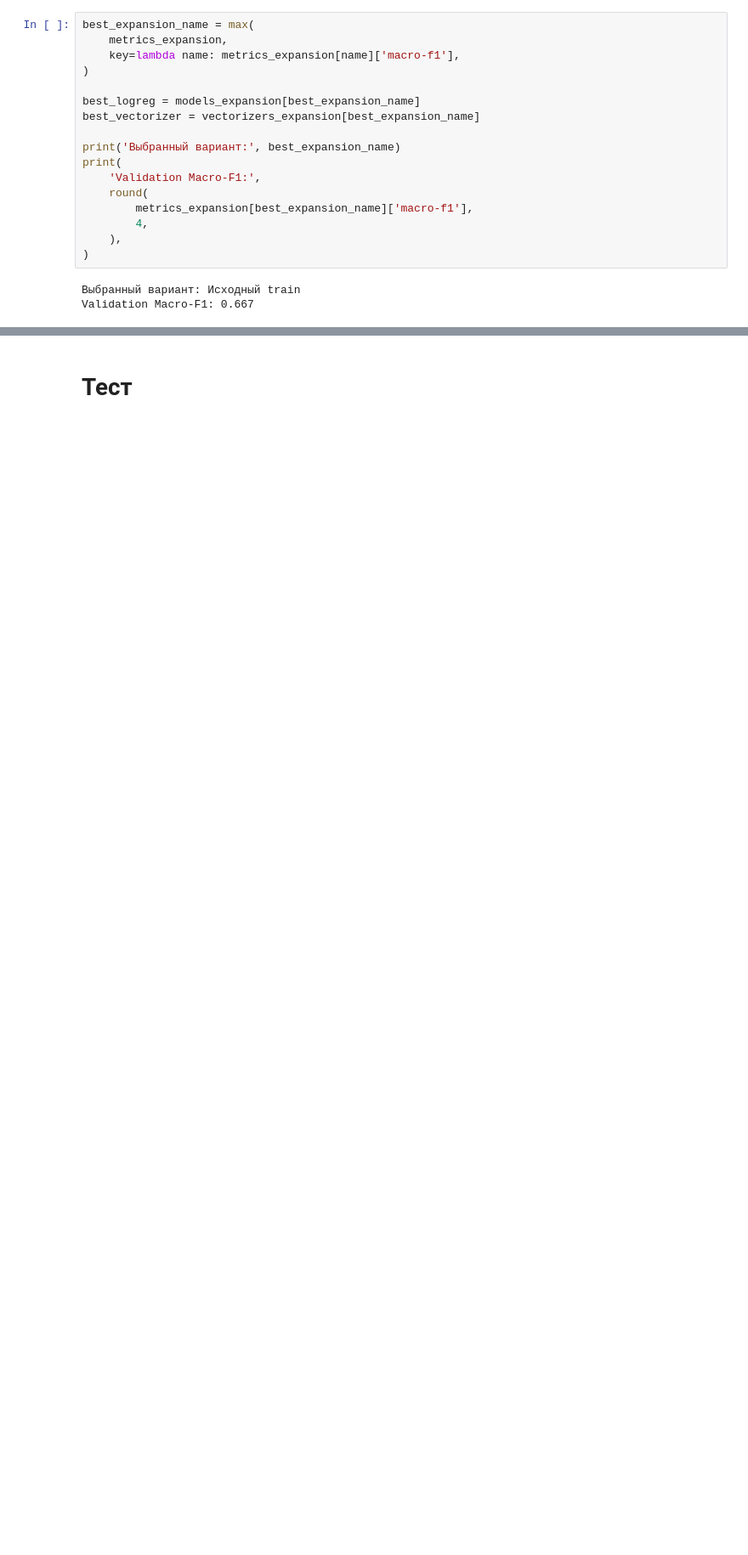
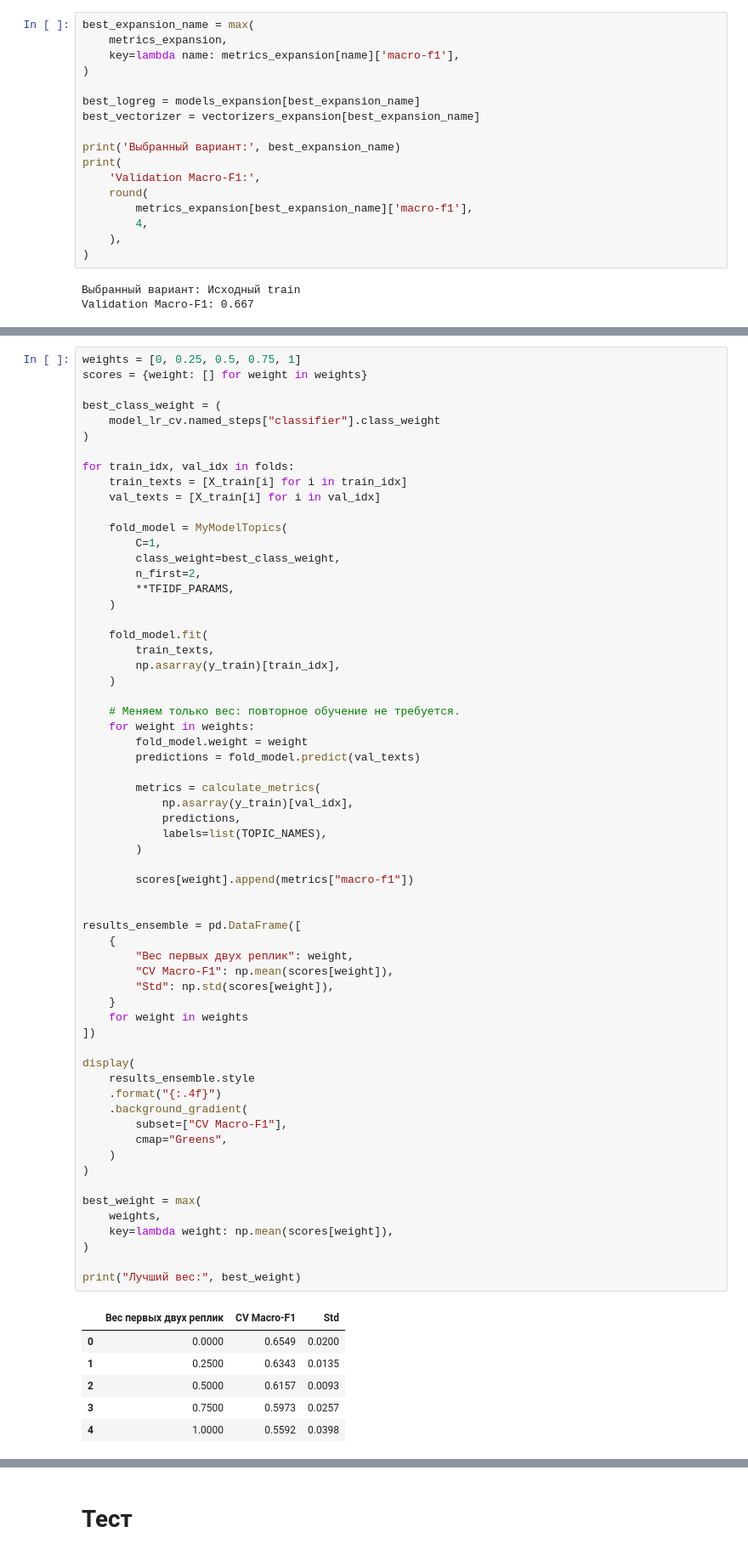
Before and after one commit to Half-Head/ML_homework, a Jupyter notebook: hw1/3_themes.ipynb, the cells around one changed output, grey strips where cells are left out. Shown at 85% size. Cells and saved outputs as stored; diff of their text form; blank space fills up the shorter version.

```diff
--- a/hw1/3_themes.ipynb
+++ b/hw1/3_themes.ipynb
@@ -1344,0 +1350,69 @@ Validation Macro-F1: 0.667
+# %%
+weights = [0, 0.25, 0.5, 0.75, 1]
+scores = {weight: [] for weight in weights}
+
+best_class_weight = (
+    model_lr_cv.named_steps["classifier"].class_weight
+)
+
+for train_idx, val_idx in folds:
+    train_texts = [X_train[i] for i in train_idx]
+    val_texts = [X_train[i] for i in val_idx]
+
+    fold_model = MyModelTopics(
+        C=1,
+        class_weight=best_class_weight,
+        n_first=2,
+        **TFIDF_PARAMS,
+    )
+
+    fold_model.fit(
+        train_texts,
+        np.asarray(y_train)[train_idx],
+    )
+
+    # Меняем только вес: повторное обучение не требуется.
+    for weight in weights:
+        fold_model.weight = weight
+        predictions = fold_model.predict(val_texts)
+
+        metrics = calculate_metrics(
+            np.asarray(y_train)[val_idx],
+            predictions,
+            labels=list(TOPIC_NAMES),
+        )
+
+        scores[weight].append(metrics["macro-f1"])
+
+
+results_ensemble = pd.DataFrame([
+    {
+        "Вес первых двух реплик": weight,
+        "CV Macro-F1": np.mean(scores[weight]),
+        "Std": np.std(scores[weight]),
+    }
+    for weight in weights
+])
+
+display(
+    results_ensemble.style
+    .format("{:.4f}")
+    .background_gradient(
+        subset=["CV Macro-F1"],
+        cmap="Greens",
+    )
+)
+
+best_weight = max(
+    weights,
+    key=lambda weight: np.mean(scores[weight]),
+)
+
+print("Лучший вес:", best_weight)
+# %% [output]
+|  | Вес первых двух реплик | CV Macro-F1 | Std |
+| 0 | 0.0000 | 0.6549 | 0.0200 |
+| 1 | 0.2500 | 0.6343 | 0.0135 |
+| 2 | 0.5000 | 0.6157 | 0.0093 |
+| 3 | 0.7500 | 0.5973 | 0.0257 |
+| 4 | 1.0000 | 0.5592 | 0.0398 |
```
Also changed, not shown: parts of 7 cells of this notebook, 11 other files.
